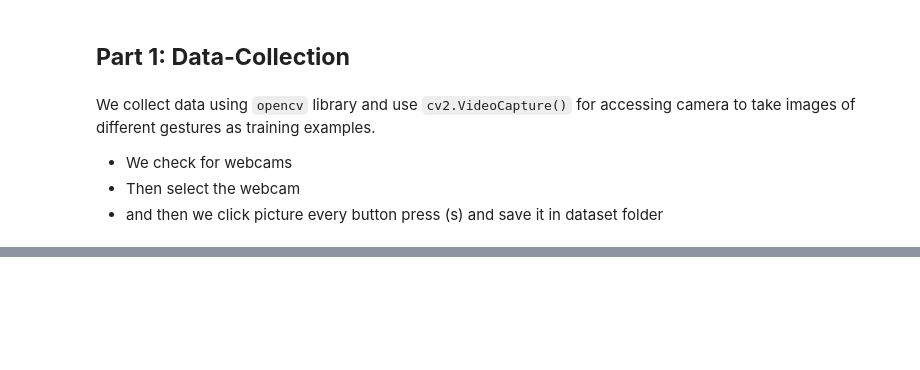
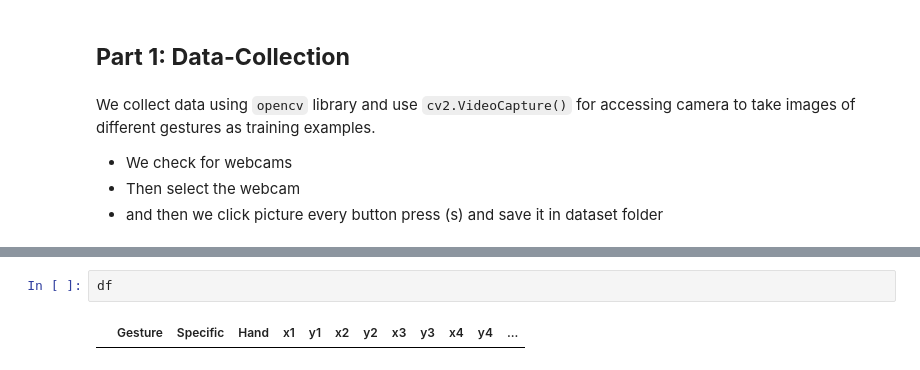
Before and after one commit to RumbleJack56/HandGestureRecognition-P, a Jupyter notebook: HandGestureRecognition.ipynb, the cells around one changed output, grey strips where cells are left out. Cells and saved outputs as stored; diff of their text form; blank space fills up the shorter version.

```diff
--- a/HandGestureRecognition.ipynb
+++ b/HandGestureRecognition.ipynb
@@ -38,0 +169,4 @@
+# %%
+df
+# %% [output]
+|  | Gesture | Specific | Hand | x1 | y1 | x2 | y2 | x3 | y3 | x4 | y4 | ... |
```
Also changed, not shown: parts of 8 cells of this notebook, 2 other files.
